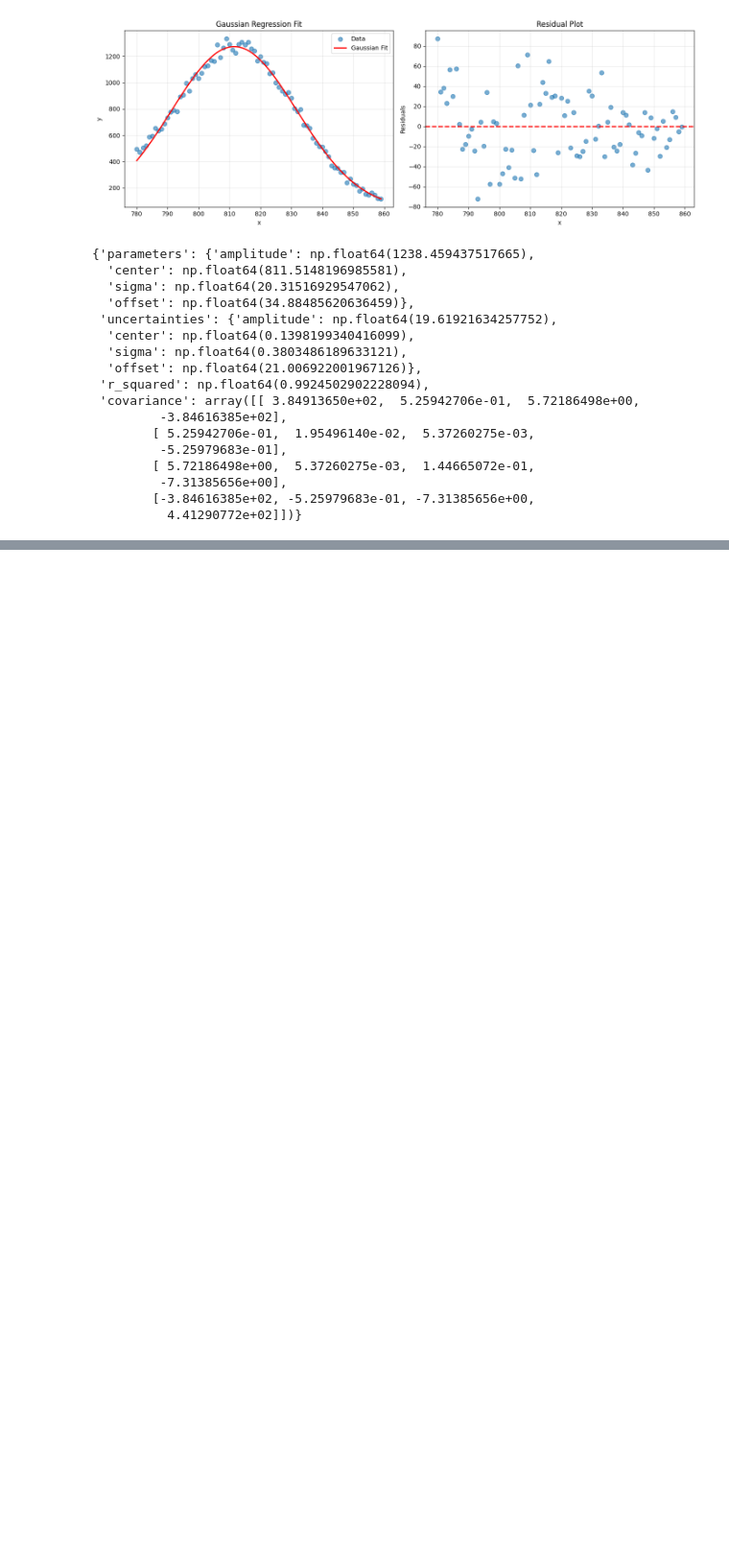
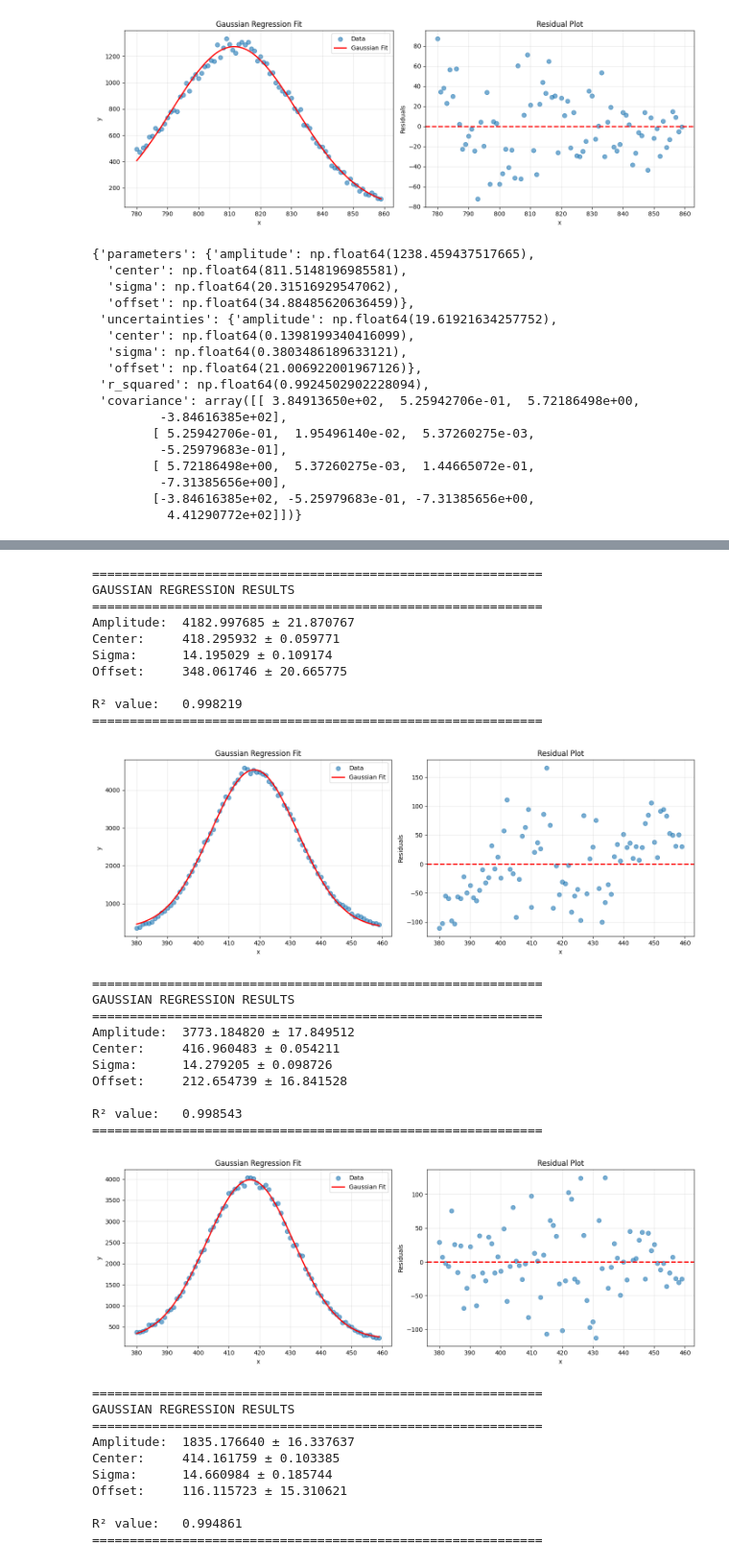
Before and after one commit to Confusedphoton/PHY---PNMR, a Jupyter notebook: gamma_muon.ipynb, the cells around one changed output, grey strips where cells are left out. Shown: that part at 96% size. Drawn from its saved outputs; the diff is of its cells as text; code cells hidden in the pictures; blank space fills up the shorter version.

```diff
--- a/gamma_muon.ipynb
+++ b/gamma_muon.ipynb
@@ -171,0 +184,38 @@ R² value:   0.992450
+# %%
+gaussian_regression(np.asarray(nominal_data.iloc[380:460,0]),np.asarray(nominal_data.iloc[380:460,-1]))
+gaussian_regression(np.asarray(tung_data.iloc[380:460,0]),np.asarray(tung_data.iloc[380:460,-1]))
+gaussian_regression(np.asarray(tung_data_1.iloc[380:460,0]),np.asarray(tung_data_1.iloc[380:460,-1]))
+gaussian_regression(np.asarray(tung_data_2.iloc[380:460,0]),np.asarray(tung_data_2.iloc[380:460,-1]))
+# %% [output]
+============================================================
+GAUSSIAN REGRESSION RESULTS
+============================================================
+Amplitude:  4182.997685 ± 21.870767
+Center:     418.295932 ± 0.059771
+Sigma:      14.195029 ± 0.109174
+Offset:     348.061746 ± 20.665775
+
+R² value:   0.998219
+============================================================
+[figure, added]
+============================================================
+GAUSSIAN REGRESSION RESULTS
+============================================================
+Amplitude:  3773.184820 ± 17.849512
+Center:     416.960483 ± 0.054211
+Sigma:      14.279205 ± 0.098726
+Offset:     212.654739 ± 16.841528
+
+R² value:   0.998543
+============================================================
+[figure, added]
+============================================================
+GAUSSIAN REGRESSION RESULTS
+============================================================
+Amplitude:  1835.176640 ± 16.337637
+Center:     414.161759 ± 0.103385
+Sigma:      14.660984 ± 0.185744
+Offset:     116.115723 ± 15.310621
+
+R² value:   0.994861
+============================================================
```
Also changed, not shown: parts of 13 cells of this notebook, 1 other file.
